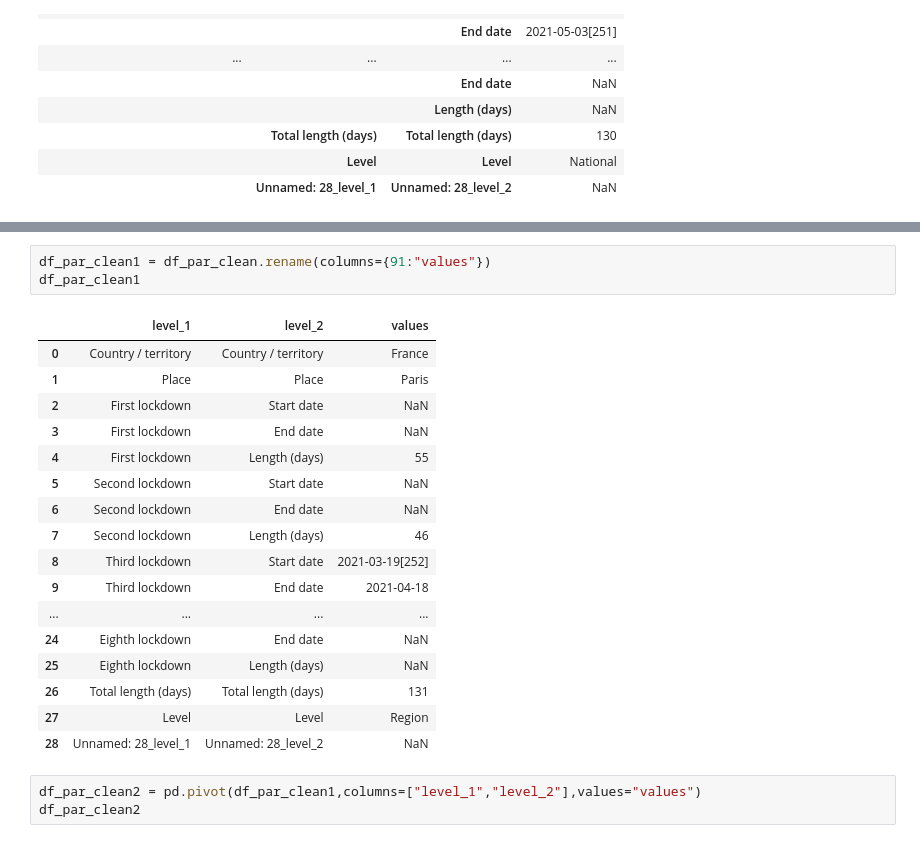
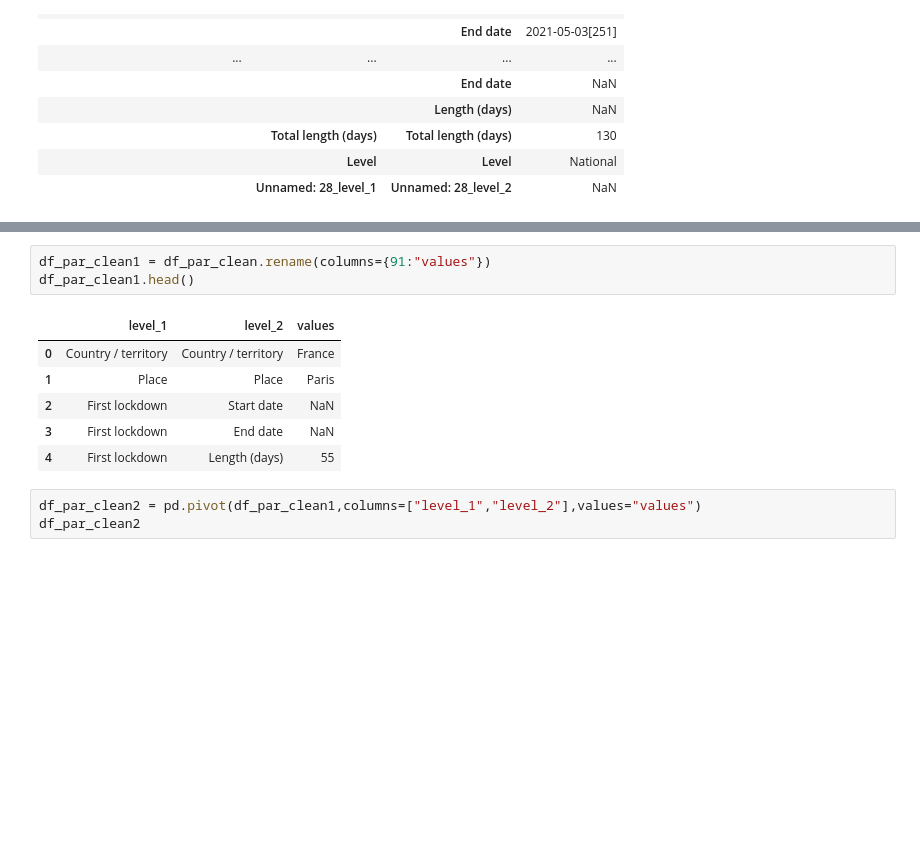
Before and after one commit to stoufa/Lockdowns-Impact-on-Air-Quality, a Jupyter notebook: web_scraping.ipynb, the cells around one changed output, grey strips where cells are left out. Drawn from its saved outputs; the diff is of its cells as text; blank space fills up the shorter version.

```diff
--- a/web_scraping.ipynb
+++ b/web_scraping.ipynb
@@ -110,24 +88,13 @@ df_par_clean
 # %%
 df_par_clean1 = df_par_clean.rename(columns={91:"values"})
-df_par_clean1
+df_par_clean1.head()
 # %% [output]
 |  | level_1 | level_2 | values |
 | 0 | Country / territory | Country / territory | France |
 | 1 | Place | Place | Paris |
 | 2 | First lockdown | Start date | NaN |
 | 3 | First lockdown | End date | NaN |
 | 4 | First lockdown | Length (days) | 55 |
-| 5 | Second lockdown | Start date | NaN |
-| 6 | Second lockdown | End date | NaN |
-| 7 | Second lockdown | Length (days) | 46 |
-| 8 | Third lockdown | Start date | 2021-03-19[252] |
-| 9 | Third lockdown | End date | 2021-04-18 |
-| ... | ... | ... | ... |
-| 24 | Eighth lockdown | End date | NaN |
-| 25 | Eighth lockdown | Length (days) | NaN |
-| 26 | Total length (days) | Total length (days) | 131 |
-| 27 | Level | Level | Region |
-| 28 | Unnamed: 28_level_1 | Unnamed: 28_level_2 | NaN |
 # %%
 df_par_clean2 = pd.pivot(df_par_clean1,columns=["level_1","level_2"],values="values")
 df_par_clean2
```
Also changed, not shown: parts of 3 cells of this notebook.
